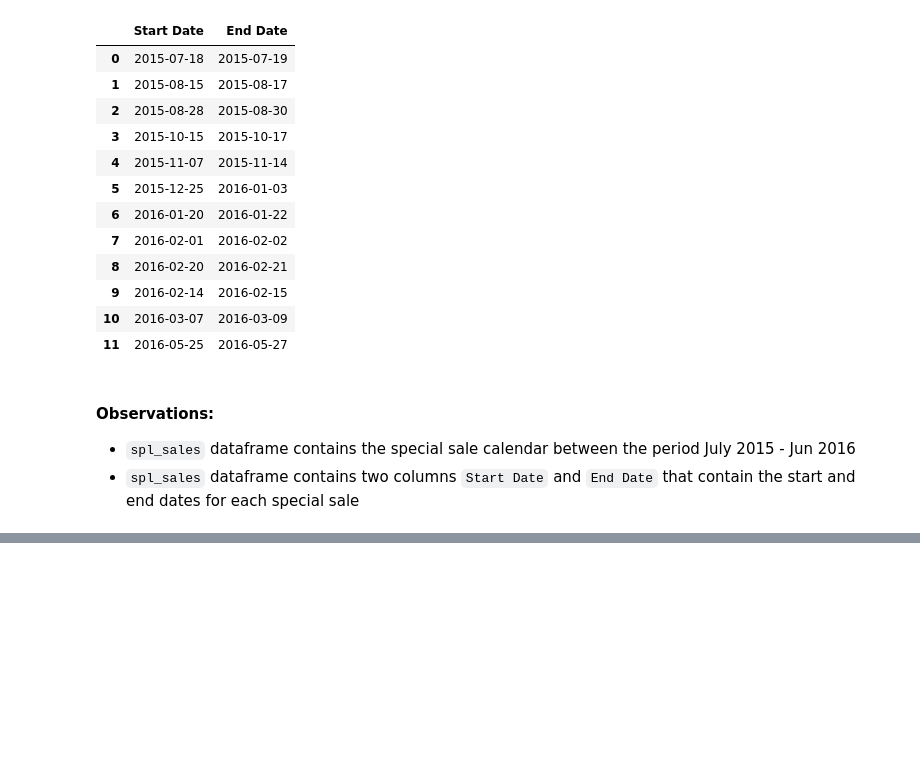
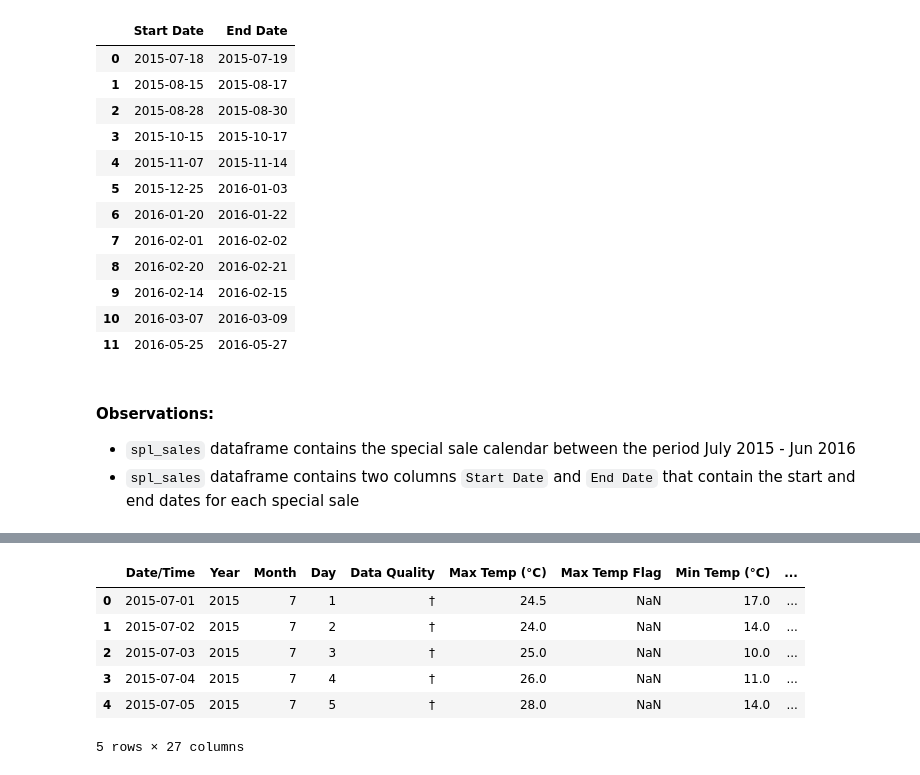
Before and after one commit to Nanditha-G-N/Machine-Learning-Case-Studies, a Jupyter notebook: ecommerce-capstone/ecommerce-assignment-Krishnan.ipynb, the cells around one changed output, grey strips where cells are left out. Drawn from its saved outputs; the diff is of its cells as text; code cells hidden in the pictures; blank space fills up the shorter version.

```diff
--- a/ecommerce-capstone/ecommerce-assignment-Krishnan.ipynb
+++ b/ecommerce-capstone/ecommerce-assignment-Krishnan.ipynb
@@ -313,0 +316,8 @@ spl_sales
+# %%
+#Creating climate data frame from the ONTARIO-20xx.xlsx
+
+from pandas import ExcelWriter
+from pandas import ExcelFile
+
+climate2015 = pd.read_excel('ONTARIO-2015.xlsx', sheet_name='ONTARIO-2015',skiprows=24)
+climate2016 = pd.read_excel('ONTARIO-2016.xlsx', sheet_name='ONTARIO-2016',skiprows=24)
@@ -313,0 +364,2 @@ spl_sales
+# %%
+climate = climate2015.append(climate2016,ignore_index=True)
@@ -313,0 +386,15 @@ spl_sales
+# %%
+#Retaining only the rows corresponding to the period July 2015 - Jun 2016
+startDate = datetime.datetime(2015, 7, 1)
+endDate = datetime.datetime(2016,6,30)
+climate = climate[(climate['Date/Time'] >= startDate) & (climate['Date/Time'] <= endDate)]
+climate = climate.reset_index(drop=True)
+climate.head()
+# %% [output]
+|  | Date/Time | Year | Month | Day | Data Quality | Max Temp (°C) | Max Temp Flag | Min Temp (°C) | ... |
+| 0 | 2015-07-01 | 2015 | 7 | 1 | † | 24.5 | NaN | 17.0 | ... |
+| 1 | 2015-07-02 | 2015 | 7 | 2 | † | 24.0 | NaN | 14.0 | ... |
+| 2 | 2015-07-03 | 2015 | 7 | 3 | † | 25.0 | NaN | 10.0 | ... |
+| 3 | 2015-07-04 | 2015 | 7 | 4 | † | 26.0 | NaN | 11.0 | ... |
+| 4 | 2015-07-05 | 2015 | 7 | 5 | † | 28.0 | NaN | 14.0 | ... |
+5 rows × 27 columns
```
Also changed, not shown: parts of 45 cells of this notebook.
